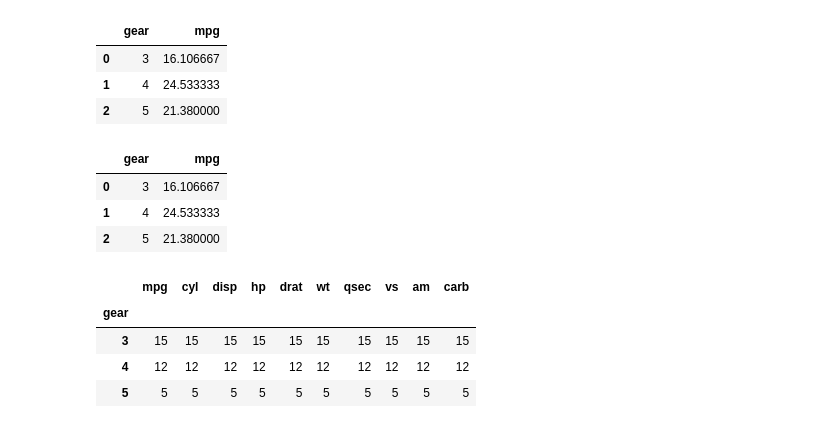
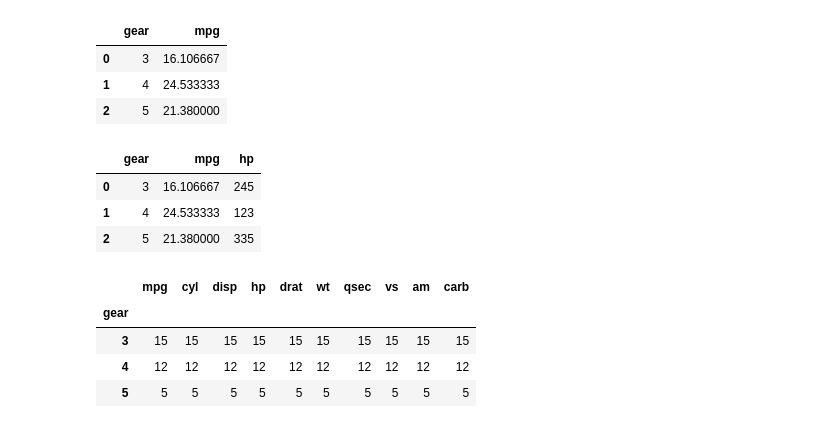
Before and after one commit to dupadhyaya/mypractise, a Jupyter notebook: pyj/ds/pd2.ipynb, the cells around one changed output. Cells and saved outputs as stored; diff of their text form; code cells hidden in the pictures.

```diff
--- a/pyj/ds/pd2.ipynb
+++ b/pyj/ds/pd2.ipynb
@@ -80,8 +82,8 @@ warnings.filterwarnings('ignore')
 # %%
-mtcars.groupby('gear', as_index=False).aggregate({'mpg':'mean'})
+mtcars.groupby('gear', as_index=False, observed=True).aggregate({'mpg':'mean','hp':'max'})
 # %% [output]
-|  | gear | mpg |
-| 0 | 3 | 16.106667 |
-| 1 | 4 | 24.533333 |
-| 2 | 5 | 21.380000 |
+|  | gear | mpg | hp |
+| 0 | 3 | 16.106667 | 245 |
+| 1 | 4 | 24.533333 | 123 |
+| 2 | 5 | 21.380000 | 335 |
 # %%
```
Also changed, not shown: parts of 27 cells of this notebook.
